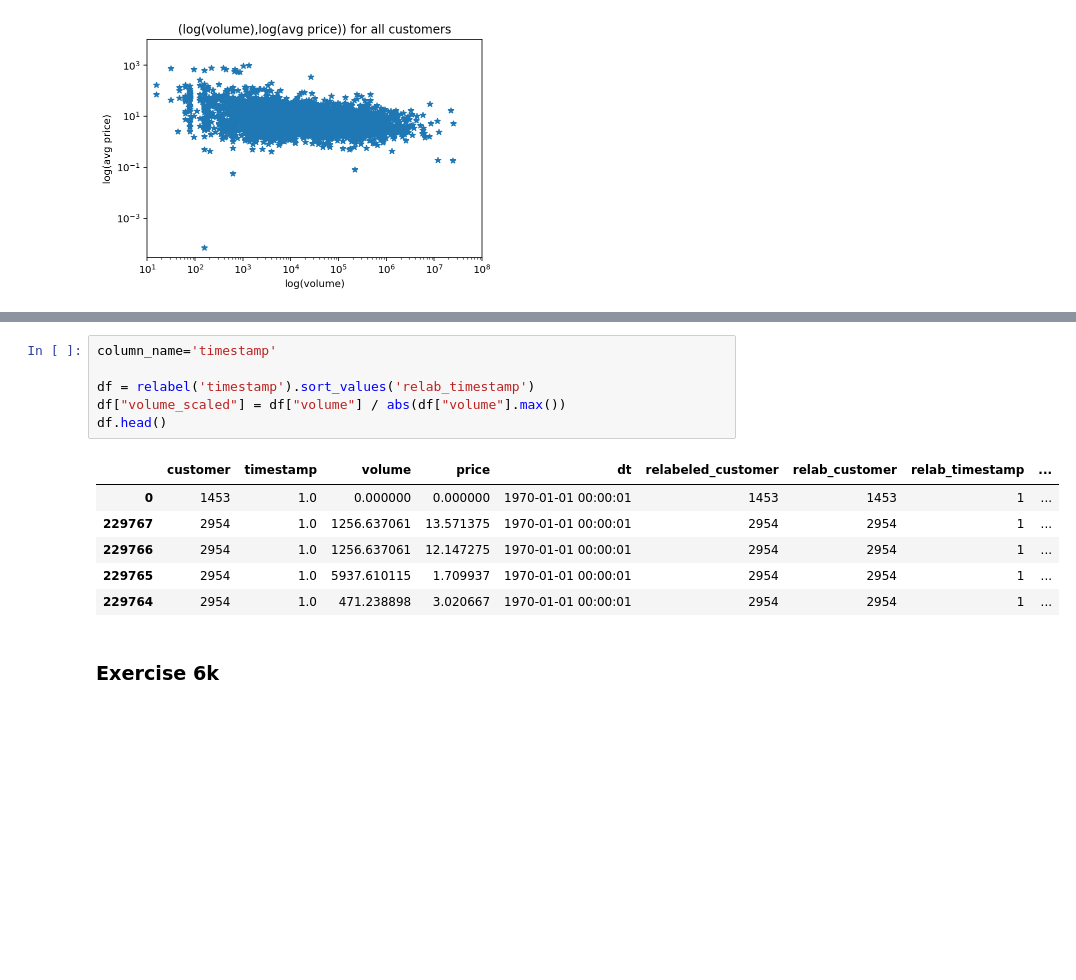
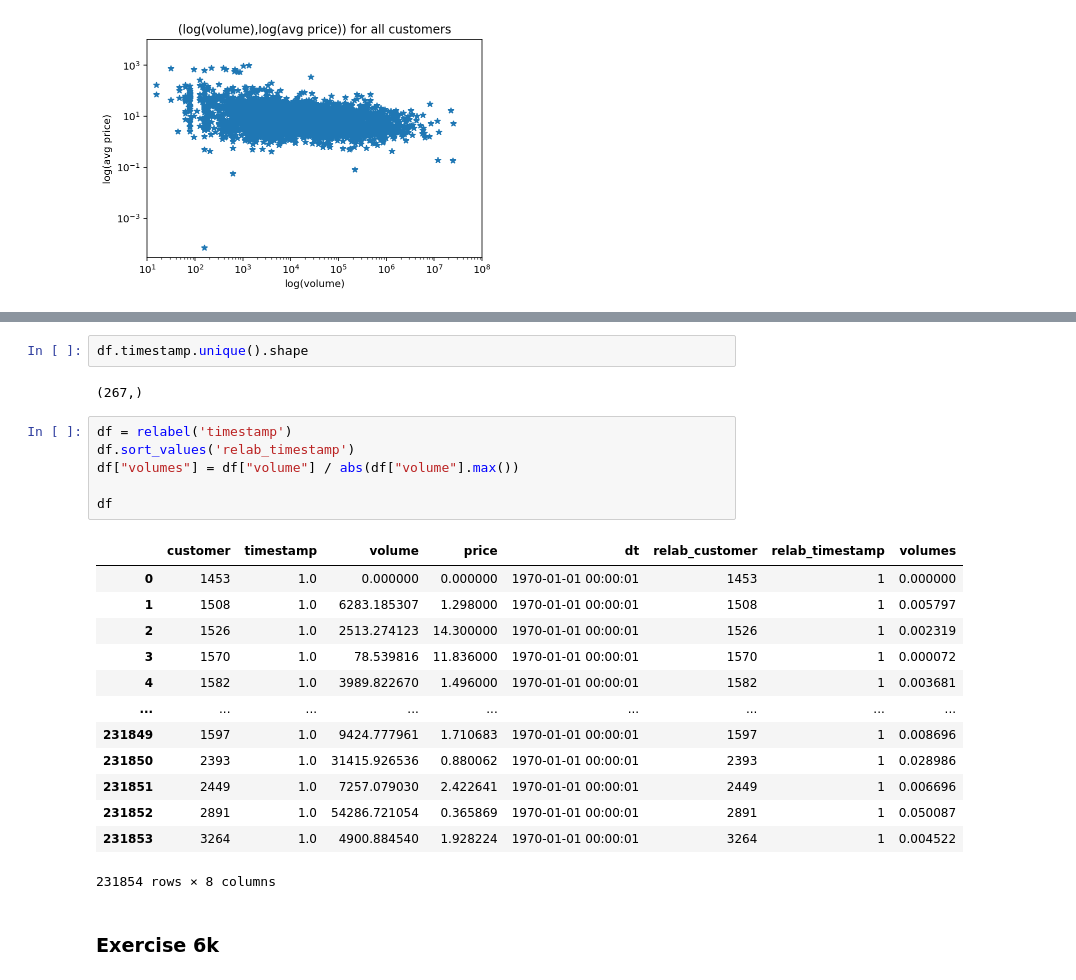
Before and after one commit to DionEngels/ScientificProgramming, a Jupyter notebook: Set 3/exset3_joris.ipynb, the cells around one changed output, grey strips where cells are left out. Drawn from its saved outputs; the diff is of its cells as text; blank space fills up the shorter version.

```diff
--- a/Set 3/exset3_joris.ipynb
+++ b/Set 3/exset3_joris.ipynb
@@ -709,16 +759,27 @@ Invalid limit will be ignored.
+# %%
+df.timestamp.unique().shape
+# %% [output]
+(267,)
 # %%
-column_name='timestamp'
+df = relabel('timestamp')
+df.sort_values('relab_timestamp')
+df["volumes"] = df["volume"] / abs(df["volume"].max())
 
-df = relabel('timestamp').sort_values('relab_timestamp')
-df["volume_scaled"] = df["volume"] / abs(df["volume"].max())
-df.head()
+df
 # %% [output]
-|  | customer | timestamp | volume | price | dt | relabeled_customer | relab_customer | relab_timestamp | ... |
-| 0 | 1453 | 1.0 | 0.000000 | 0.000000 | 1970-01-01 00:00:01 | 1453 | 1453 | 1 | ... |
-| 229767 | 2954 | 1.0 | 1256.637061 | 13.571375 | 1970-01-01 00:00:01 | 2954 | 2954 | 1 | ... |
-| 229766 | 2954 | 1.0 | 1256.637061 | 12.147275 | 1970-01-01 00:00:01 | 2954 | 2954 | 1 | ... |
-| 229765 | 2954 | 1.0 | 5937.610115 | 1.709937 | 1970-01-01 00:00:01 | 2954 | 2954 | 1 | ... |
-| 229764 | 2954 | 1.0 | 471.238898 | 3.020667 | 1970-01-01 00:00:01 | 2954 | 2954 | 1 | ... |
+|  | customer | timestamp | volume | price | dt | relab_customer | relab_timestamp | volumes |
+| 0 | 1453 | 1.0 | 0.000000 | 0.000000 | 1970-01-01 00:00:01 | 1453 | 1 | 0.000000 |
+| 1 | 1508 | 1.0 | 6283.185307 | 1.298000 | 1970-01-01 00:00:01 | 1508 | 1 | 0.005797 |
+| 2 | 1526 | 1.0 | 2513.274123 | 14.300000 | 1970-01-01 00:00:01 | 1526 | 1 | 0.002319 |
+| 3 | 1570 | 1.0 | 78.539816 | 11.836000 | 1970-01-01 00:00:01 | 1570 | 1 | 0.000072 |
+| 4 | 1582 | 1.0 | 3989.822670 | 1.496000 | 1970-01-01 00:00:01 | 1582 | 1 | 0.003681 |
+| ... | ... | ... | ... | ... | ... | ... | ... | ... |
+| 231849 | 1597 | 1.0 | 9424.777961 | 1.710683 | 1970-01-01 00:00:01 | 1597 | 1 | 0.008696 |
+| 231850 | 2393 | 1.0 | 31415.926536 | 0.880062 | 1970-01-01 00:00:01 | 2393 | 1 | 0.028986 |
+| 231851 | 2449 | 1.0 | 7257.079030 | 2.422641 | 1970-01-01 00:00:01 | 2449 | 1 | 0.006696 |
+| 231852 | 2891 | 1.0 | 54286.721054 | 0.365869 | 1970-01-01 00:00:01 | 2891 | 1 | 0.050087 |
+| 231853 | 3264 | 1.0 | 4900.884540 | 1.928224 | 1970-01-01 00:00:01 | 3264 | 1 | 0.004522 |
+231854 rows × 8 columns
 # %% [markdown]
 ### Exercise 6k
 # %%
```
Also changed, not shown: parts of 29 cells of this notebook.
